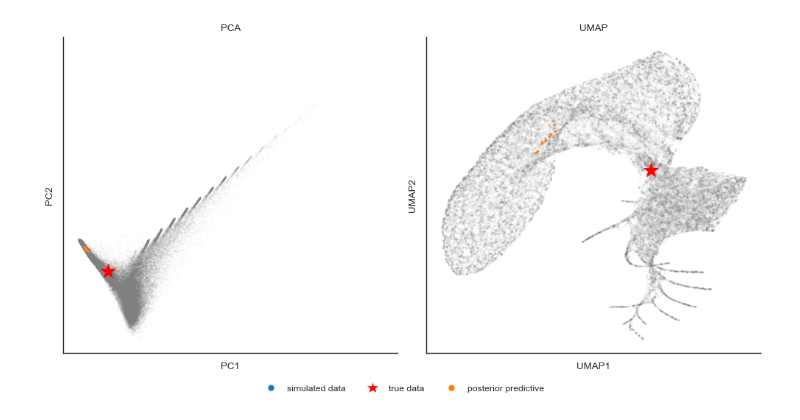
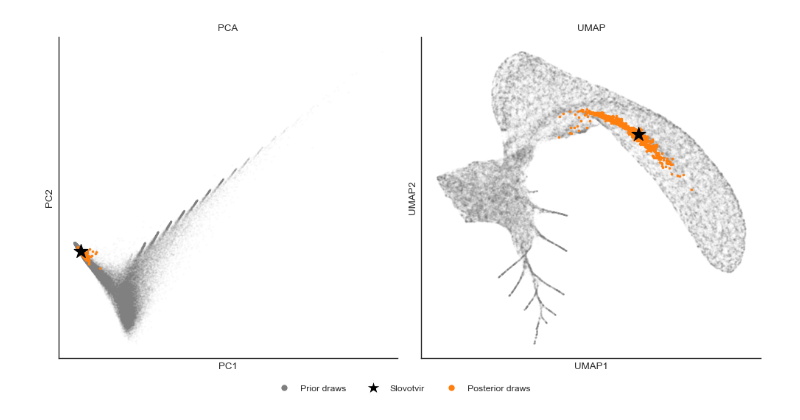
Before and after one commit to alexeykosh/2023-slovotvir-reuse-analysis, a Jupyter notebook: notebooks/3. Inference.ipynb, the cells around one changed output. Cells and saved outputs as stored; diff of their text form; code cells hidden in the pictures.

```diff
--- a/notebooks/3. Inference.ipynb
+++ b/notebooks/3. Inference.ipynb
@@ -109,10 +157,6 @@ true_likes_length = pickle.load(open("data/true_len_likes.pkl", "rb"))
 # %%
-# combine the two fake datas while binning each
-fake_data = np.concatenate([binning(true_likes),
-                            binning([x * y for x, y in true_likes_length])])
+obs_data = np.log1p(np.concatenate([binning(true_likes),
+                            binning([x * y for x, y in true_likes_length])]))[np.newaxis, :, np.newaxis].astype(np.float32)
-# %%
-obs_data = np.log1p(fake_data)[np.newaxis, :, np.newaxis].astype(np.float32)
-# obs_data = np.log1p(np.concatenate((true_bin, true_len_bin))[np.newaxis, :, np.newaxis].astype(np.float32))
 # %%
 # Obtain 1000 posterior draws given real data
 post_samples_ = amortizer.sample({"summary_conditions": obs_data}, 10000)
@@ -139,7 +194,9 @@ pickle.dump(post_samples_, open("data/post_samples_final_2012.pkl", "wb"))
 pca = PCA(n_components=2, whiten=True)
 pca_result = pca.fit_transform(train_data['sim_data'])
 
-true_hist = obs_data.reshape(1, -1)
+# Compute true_hist WITHOUT log1p to match train_data['sim_data'] space
+true_hist = np.concatenate([binning(true_likes),
+                            binning([x * y for x, y in true_likes_length])])[np.newaxis, :]
 pca_true = pca.transform(true_hist)
 
 # Perform UMAP
@@ -147,6 +204,6 @@ umap_reducer = umap.UMAP(n_components=2)
 umap_result = umap_reducer.fit_transform(train_data['sim_data'])
 umap_true = umap_reducer.transform(true_hist)
 # %%
-posterior_predictive = run_model_parallel(np.random.choice(post_samples_[:, 0], 10),
-                                          np.random.choice(post_samples_[:, 1], 10),
-                                          np.random.choice(post_samples_[:, 2], 10), 10)
+posterior_predictive = run_model_parallel(np.random.choice(post_samples_[:, 0], 1000),
+                                          np.random.choice(post_samples_[:, 1], 1000),
+                                          np.random.choice(post_samples_[:, 2], 1000), 1000)
@@ -165,11 +218,11 @@ fig, (ax1, ax2) = plt.subplots(1, 2, figsize=(10, 5))
 ax1.scatter(pca_result[:, 0], pca_result[:, 1],
             s=1, color='grey',
             alpha=0.025, label='simulated data')
-ax1.scatter(pca_true[:, 0], pca_true[:, 1], s=200,
-            marker='*', label='true data', color='red')
 ax1.scatter(pca_posterior[:, 0], pca_posterior[:, 1],
             s=3, alpha=1, label='posterior predictive',
             color='tab:orange')
+ax1.scatter(pca_true[:, 0], pca_true[:, 1], s=200,
+            marker='*', label='true data', color='black')
 ax1.set_xlabel('PC1')
 ax1.set_ylabel('PC2')
 # ax1.legend(frameon=False)
@@ -185,44 +238,44 @@ ax2.scatter(umap_result[:, 0],
             umap_result[:, 1],
             color='grey',
             s=1, alpha=0.025)
+ax2.scatter(umap_posterior[:, 0],
+            umap_posterior[:, 1], s=3, alpha=1, color='tab:orange')
 ax2.scatter(umap_true[:, 0],
             umap_true[:, 1], s=200,
-            marker='*', color='red')
-ax2.scatter(umap_posterior[:, 0],
-            umap_posterior[:, 1], s=3, alpha=1, color='tab:orange')
+            marker='*', color='black')
 ax2.set_xlabel('UMAP1')
 ax2.set_ylabel('UMAP2')
 ax2.set_title('UMAP')
 sns.despine(ax=ax2)
 
 # Custom legend handles to control marker size
 legend_elements = [
     Line2D([0], [0], marker='o', color='w',
-           label='simulated data', markersize=7,
-           markerfacecolor='tab:blue'),
+           label='Prior draws', markersize=7,
+           markerfacecolor='tab:grey'),
     Line2D([0], [0], marker='*', color='w',
-           label='true data', markersize=15,
-           markerfacecolor='red'),
-    Line2D([0], [0], marker='o', color='w', label='posterior predictive',
+           label='Slovotvir', markersize=15,
+           markerfacecolor='black'),
+    Line2D([0], [0], marker='o', color='w', label='Posterior draws',
            markersize=7, markerfacecolor='tab:orange')
 ]
 
 # One single legend for both plots at the bottom
 fig.legend(handles=legend_elements, loc='lower center', ncol=3, frameon=False, markerscale=1,
            bbox_to_anchor=(0.5, -0.05))
 
 # Remove ticks for UMAP plot
 ax2.set_xticks([])
 ax2.set_yticks([])
 
 # set rasterized to True to avoid large file sizes in each axis
 ax1.set_rasterized(True)
 ax2.set_rasterized(True)
 
 plt.tight_layout()
 
-plt.savefig('figures/pca_umap.pdf', dpi=300,
+plt.savefig('../figures/pca_umap.pdf', dpi=300,
             bbox_inches='tight')
 plt.show()
 # %% [output]
-[figure, old version]
+[figure, new version]
```
Also changed, not shown: parts of 16 cells of this notebook, 13 other files.
